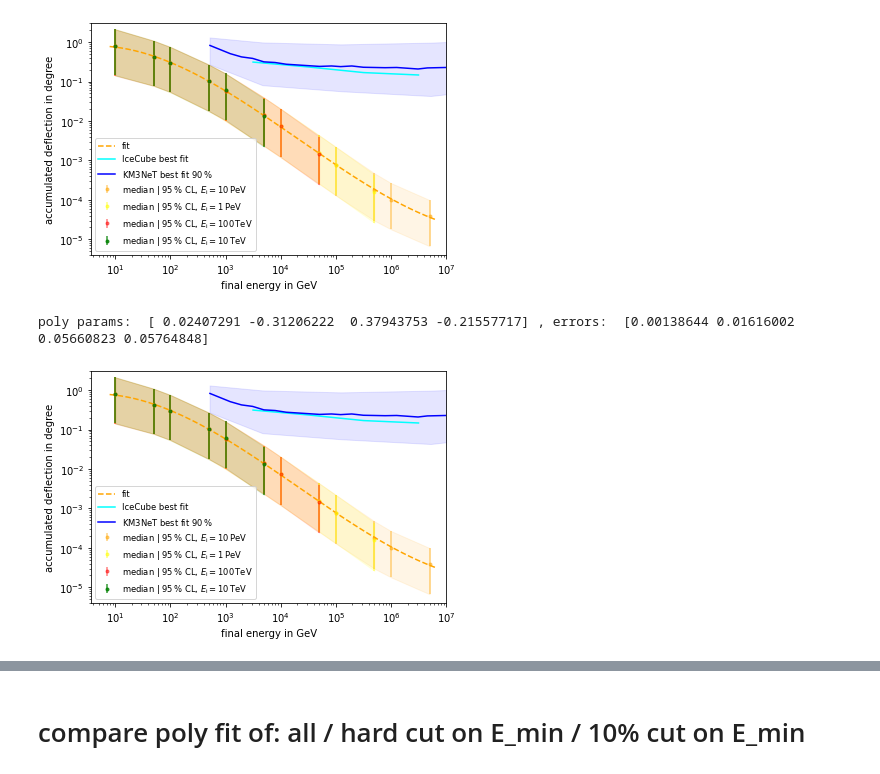
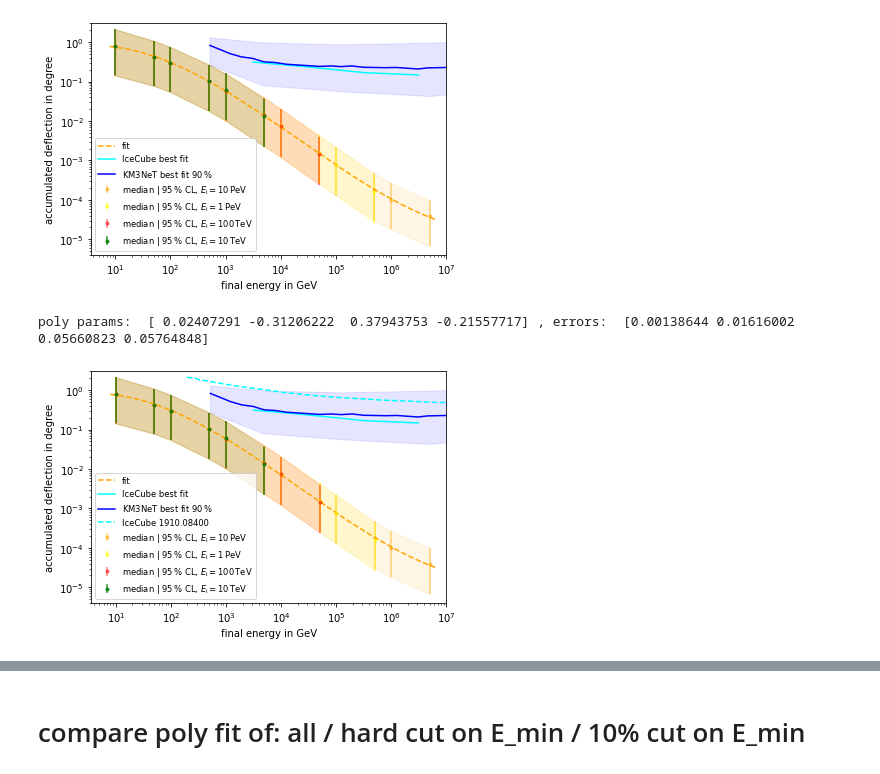
Before and after one commit to pascalgutjahr/muon-deflection-paper, a Jupyter notebook: deflection/total_defl_combined_moliere.ipynb, the cells around one changed output, grey strips where cells are left out. Saved outputs shown, nothing was run; the diff lists cells and outputs as text; code cells hidden in the pictures.

```diff
--- a/deflection/total_defl_combined_moliere.ipynb
+++ b/deflection/total_defl_combined_moliere.ipynb
@@ -761,31 +766,34 @@ plt.plot(IceCube_median_error_E, IceCube_median_error_theta, '-', color='cyan',
 
 # KM3NeT 2016, https://arxiv.org/abs/1601.07459
 KM3NeT_median_error_E = [522.4356285756223, 1216.8748116390357, 1943.231716329505, 3103.1536417971624,
                          4955.437091562044, 7913.355122889535, 12636.864951346342, 50689.50296608002,
                          83427.93140908847, 121687.48116390369, 194323.17163295028, 315036.3417558579,
                          779476.9527719838, 1263686.4951346342, 3079814.718585156, 4560541.30436924,
                          9850144.98486653, 20642110.490612086, 32469485.711770043, 48811773.81527156]
 KM3NeT_median_error_theta = [0.827576632070297, 0.5123763092955053, 0.42403066039938264, 0.38818709714958904,
                              0.31722679466012654, 0.305443935560202, 0.2761187447596839, 0.24338923735390608,
                              0.24960901930441665, 0.2403377094590886, 0.24960901930441665, 0.2314107669226327,
                              0.22564445080444856, 0.22850942083969703, 0.20919338394904638, 0.22281540074690914,
                              0.22850942083969703, 0.23434895091387908, 0.22850942083969703, 0.24647950999050272]
 plt.plot(KM3NeT_median_error_E, KM3NeT_median_error_theta, '-', color='blue', label='KM3NeT best fit $90\,$%')
 x = [514.606668672977, 4665.0087107025565,  123538.77161286505, 5224356.285756218, 1e7]
 y_low = [0.27265686591460175, 0.08120617245807966, 0.05703801243761694, 0.04321320106658356, 0.0478]
 y_up = [1.3199210201931573, 0.9874623548354361, 0.8814658257473126, 0.9750819022171437, 1.01]
 plt.fill_between(x, y_low, y_up, alpha=0.1, color='blue')
 
+
+plt.plot(IceCube_191008488.E, IceCube_191008488.theta, '--', color='cyan', label='IceCube 1910.08400')
+
 plt.xscale('log')
 plt.yscale('log')
 plt.xlabel('final energy in GeV')
 plt.ylabel('accumulated deflection in degree')
 plt.xlim(right=1e7)
 plt.ylim(4e-6, 3)
 plt.legend(fontsize='small', loc='lower left')
 plt.tight_layout()
 if save_plot:
     plt.savefig(plot_dir + 'fit_median_defl_cut_10percent_only_poly_new_resolution.pdf')
 # %% [output]
 poly params:  [ 0.02407291 -0.31206222  0.37943753 -0.21557717] , errors:  [0.00138644 0.01616002 0.05660823 0.05764848]
-[figure, old version]
+[figure, new version]
```
Also changed, not shown: parts of 2 cells of this notebook.
